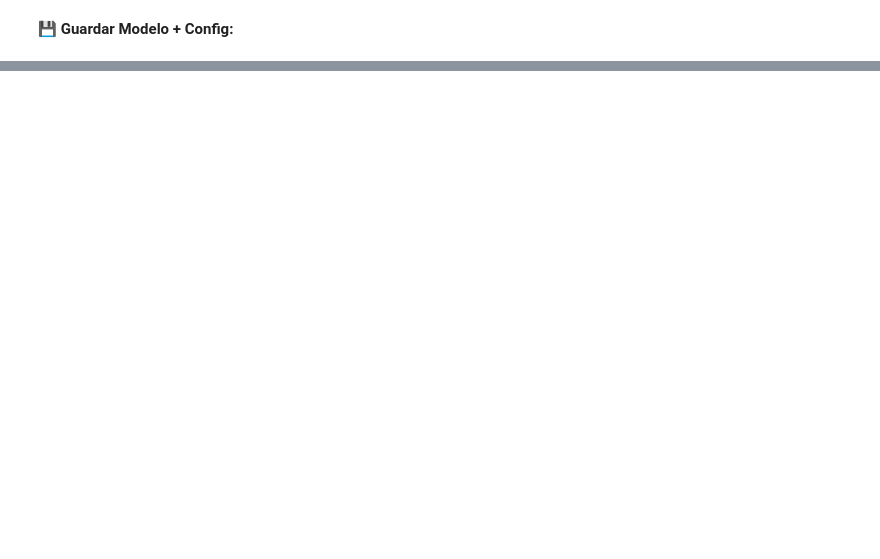
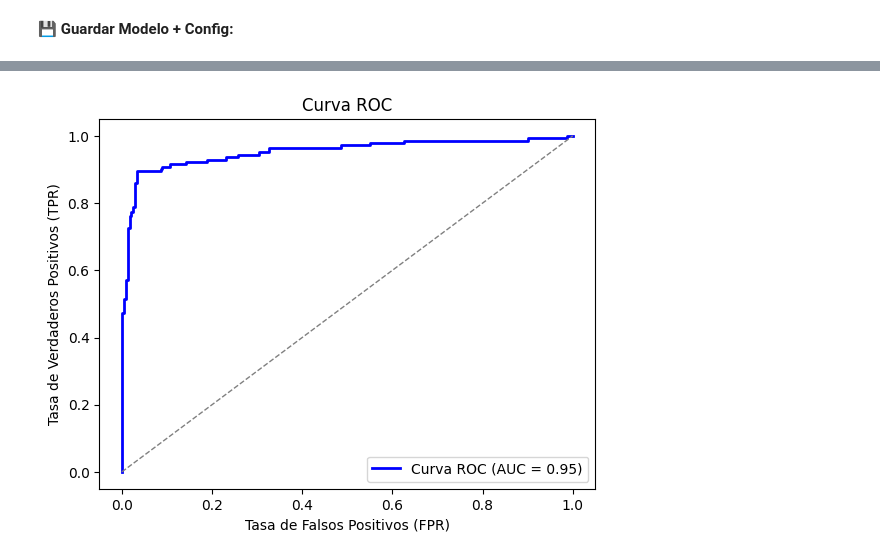
Before and after one commit to alexvillaro2003/ML_Cancer_Prediction, a Jupyter notebook: notebooks/03_Entrenamiento_Evaluacion.ipynb, the cells around one changed output, grey strips where cells are left out. Cells and saved outputs as stored; diff of their text form; code cells hidden in the pictures; blank space fills up the shorter version.

```diff
--- a/notebooks/03_Entrenamiento_Evaluacion.ipynb
+++ b/notebooks/03_Entrenamiento_Evaluacion.ipynb
@@ -462,2 +478,24 @@ with open('../models/SVM_RandomizedSearchCV/config_SVMRSCV.yaml', 'w') as archiv
 # %% [markdown]
 **🏋️‍♂️ Entrenamiento:**
+# %%
+modelo_xgb = xgb.XGBClassifier(eval_metric='mlogloss')
+
+params_xgb = {
+    'max_depth': np.arange(3, 15),
+    'learning_rate': [0.001, 0.01, 0.05, 0.1, 0.2],
+    'n_estimators': np.arange(50, 200, 50),
+    'subsample': [0.7, 0.8, 0.9, 1.0],
+    'colsample_bytree': [0.7, 0.8, 1.0],
+    'gamma': [0, 0.1, 0.2, 0.3]
+    }
+
+rs_xgb = RandomizedSearchCV(
+    modelo_xgb, param_distributions=params_xgb,
+    n_iter=50, scoring='recall', cv=5, random_state=42, n_jobs=-1, verbose= 2
+)
+
+rs_xgb.fit(X_train, y_train)
+
+
+print("Mejores parámetros:", rs_xgb.best_params_)
+print("Mejor puntuación de validación:", rs_xgb.best_score_)
@@ -464,2 +506,10 @@ with open('../models/SVM_RandomizedSearchCV/config_SVMRSCV.yaml', 'w') as archiv
 # %% [markdown]
 **🔮 Predicciones:**
+# %%
+best_xgb = rs_xgb.best_estimator_
+
+pred_xgb = best_xgb.predict(X_test)
+
+df_predicciones_xgb = pd.DataFrame({'y_real': y_test, 'y_pred': pred_xgb})
+
+df_predicciones_xgb
@@ -469,0 +950,16 @@ with open('../models/SVM_RandomizedSearchCV/config_SVMRSCV.yaml', 'w') as archiv
+# %%
+
+
+y_probs = best_xgb.predict_proba(X_test)[:, 1]
+fpr, tpr, _ = roc_curve(y_test, y_probs)
+roc_auc = auc(fpr, tpr)
+
+plt.plot(fpr, tpr, label=f"Curva ROC (AUC = {roc_auc:.2f})", lw=2, color="blue")
+plt.plot([0, 1], [0, 1], linestyle="--", color="grey", lw=1)
+plt.title("Curva ROC")
+plt.xlabel("Tasa de Falsos Positivos (FPR)")
+plt.ylabel("Tasa de Verdaderos Positivos (TPR)")
+plt.legend(loc="lower right")
+plt.show()
+# %% [output]
+[figure, added]
```
Also changed, not shown: parts of 68 cells of this notebook, 16 other files.
